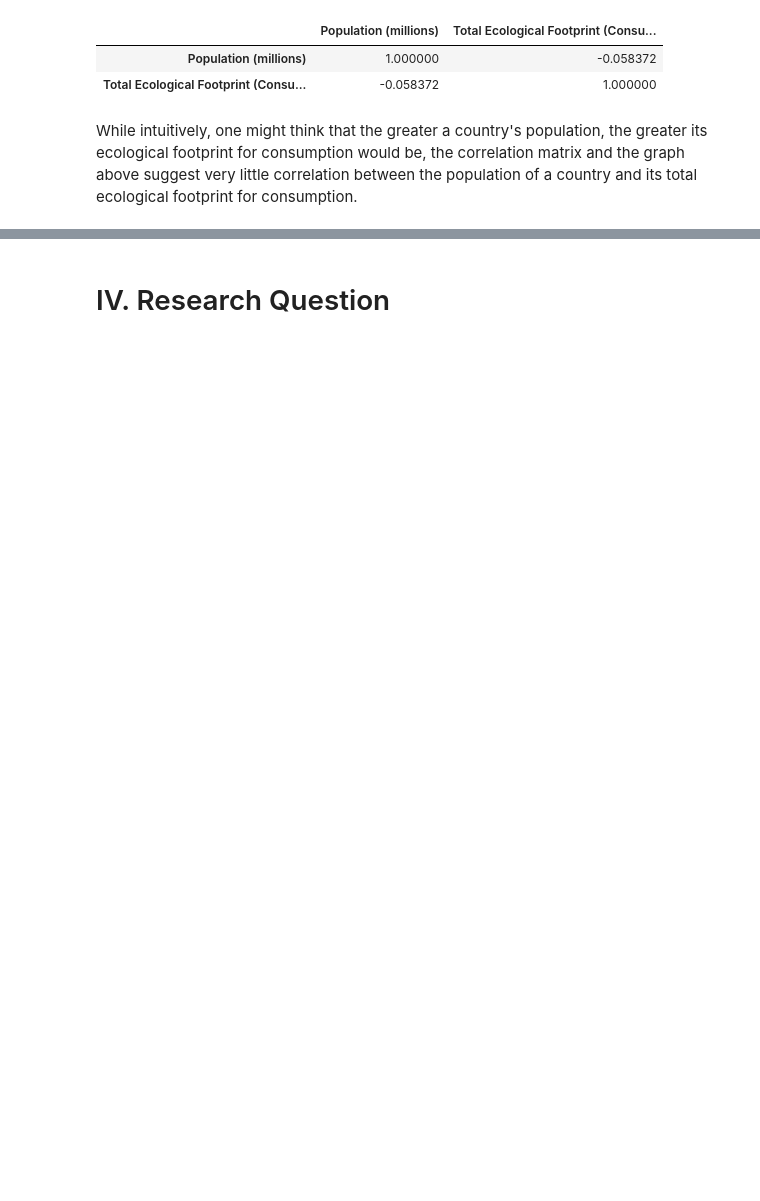
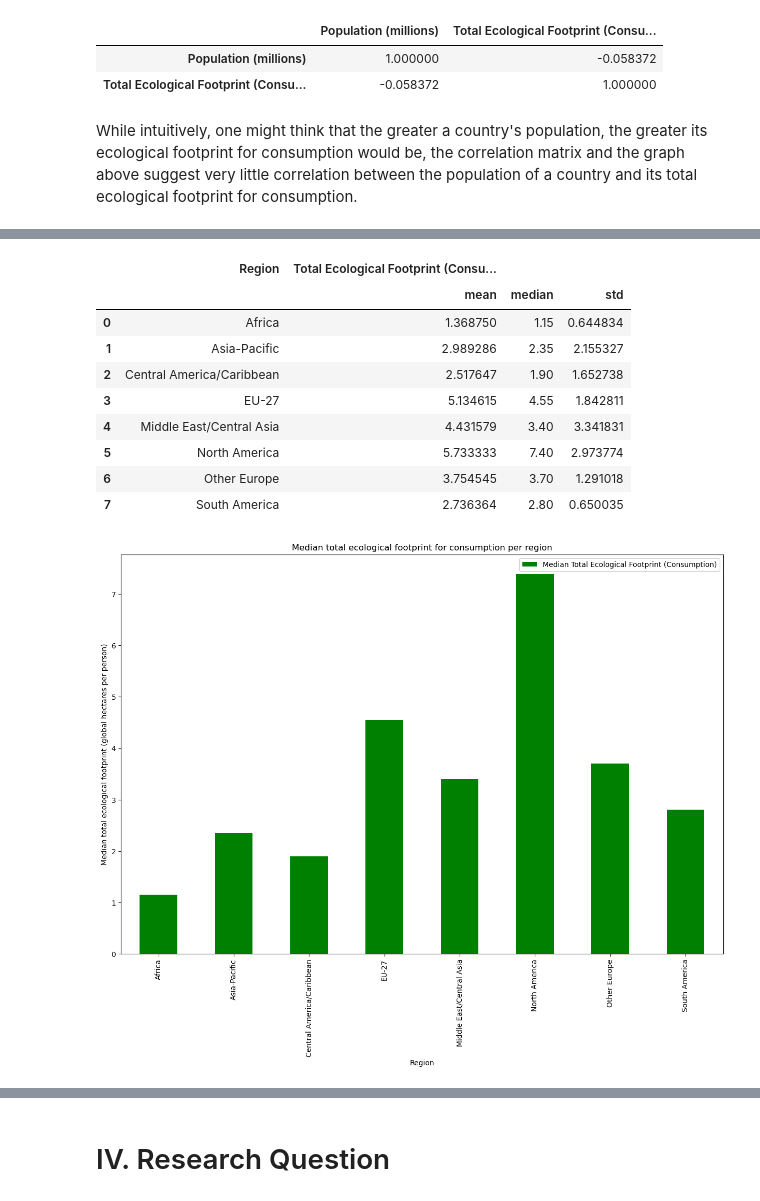
Before and after one commit to jayylmao/CSMODEL, a Jupyter notebook: CSMODEL-Project-Phase-1.ipynb, the cells around one changed output, grey strips where cells are left out. Drawn from its saved outputs; the diff is of its cells as text; code cells hidden in the pictures; blank space fills up the shorter version.

```diff
--- a/CSMODEL-Project-Phase-1.ipynb
+++ b/CSMODEL-Project-Phase-1.ipynb
@@ -248,0 +280,30 @@ While intuitively, one might think that the greater a country's population, the
+# %%
+eco_footprint_per_region = cleaned_df.groupby('Region').agg(
+    {'Total Ecological Footprint (Consumption)': ['mean', 'median', 'std']}
+)
+
+eco_footprint_per_region.reset_index(inplace=True)
+eco_footprint_per_region.plot.bar(
+    x='Region',
+    y=('Total Ecological Footprint (Consumption)', 'median'),
+    figsize=(15, 10),
+    color='green'
+)
+
+plt.title('Median total ecological footprint for consumption per region')
+plt.ylabel('Median total ecological footprint (global hectares per person)')
+plt.legend(["Median Total Ecological Footprint (Consumption)"])
+
+eco_footprint_per_region
+# %% [output]
+|  | Region | Total Ecological Footprint (Consu... |  |  |
+|  |  | mean | median | std |
+| 0 | Africa | 1.368750 | 1.15 | 0.644834 |
+| 1 | Asia-Pacific | 2.989286 | 2.35 | 2.155327 |
+| 2 | Central America/Caribbean | 2.517647 | 1.90 | 1.652738 |
+| 3 | EU-27 | 5.134615 | 4.55 | 1.842811 |
+| 4 | Middle East/Central Asia | 4.431579 | 3.40 | 3.341831 |
+| 5 | North America | 5.733333 | 7.40 | 2.973774 |
+| 6 | Other Europe | 3.754545 | 3.70 | 1.291018 |
+| 7 | South America | 2.736364 | 2.80 | 0.650035 |
+[figure, added]
```
Also changed, not shown: parts of 32 cells of this notebook.
